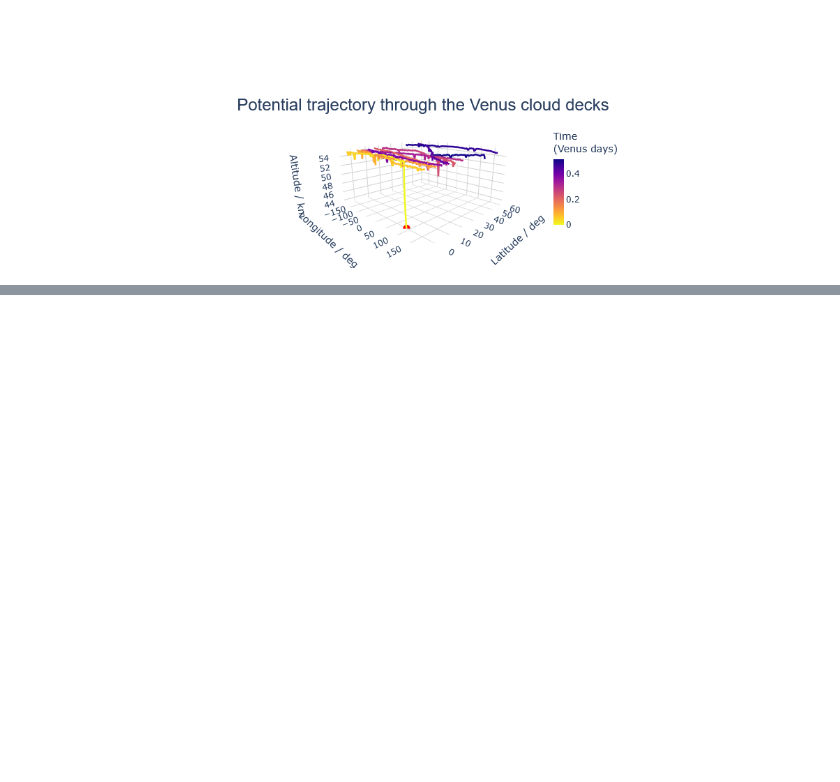
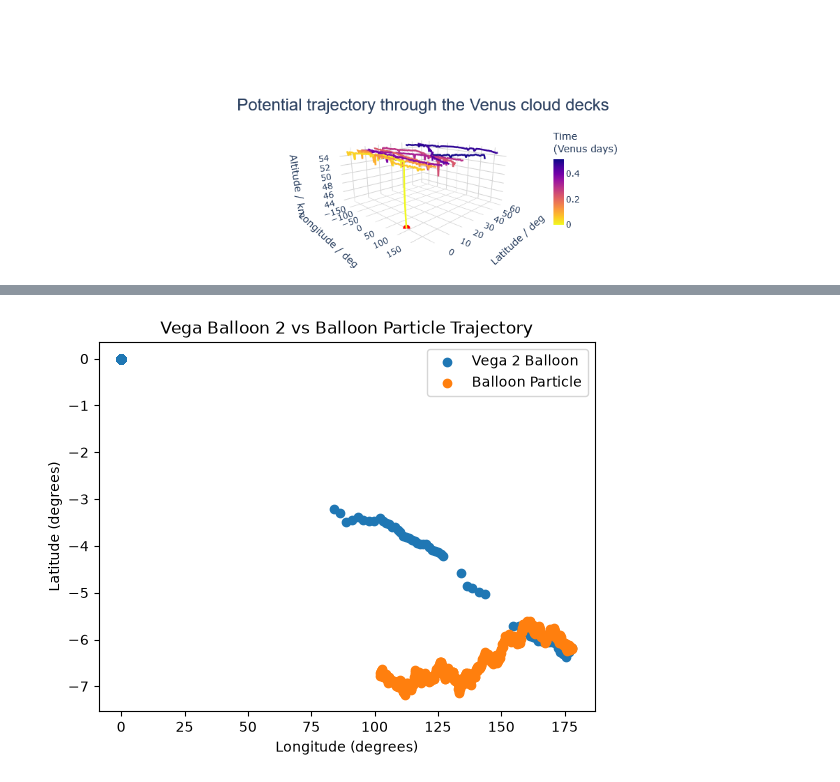
Before and after one commit to maureenjcohen/latraj, a Jupyter notebook: datasets.ipynb, the cells around one changed output, grey strips where cells are left out. Cells and saved outputs as stored; diff of their text form; code cells hidden in the pictures; blank space fills up the shorter version.

```diff
--- a/datasets.ipynb
+++ b/datasets.ipynb
@@ -62,0 +87,20 @@ Latitude range: (0, 39) degrees. Altitude range: (48.001, 55.0) km.
+# %%
+import pandas as pd # column 12 and 14
+import xarray as xr
+import matplotlib.pyplot as plt
+import math
+df = pd.read_csv('data/vg2bl_rdr.dat', sep="\s+", usecols=[11, 13], names=['Lat', 'Lon'], header=None)
+xvega, yvega = df['Lon']*(180/math.pi), df['Lat']*(180/math.pi)
+
+ds = xr.open_zarr('outputs/Vega2_run.zarr')
+x, y = ds.lon.values, ds.lat.values
+
+plt.scatter(xvega, yvega, label='Vega 2 Balloon', linewidths=1)
+plt.scatter(x, y, label='Balloon Particle', linewidths=1)
+plt.xlabel('Longitude (degrees)')
+plt.ylabel('Latitude (degrees)')
+plt.title('Vega Balloon 2 vs Balloon Particle Trajectory')
+plt.legend()
+plt.show()
+# %% [output]
+[figure, added]
```
Also changed, not shown: parts of 7 cells of this notebook, 5 other files.
